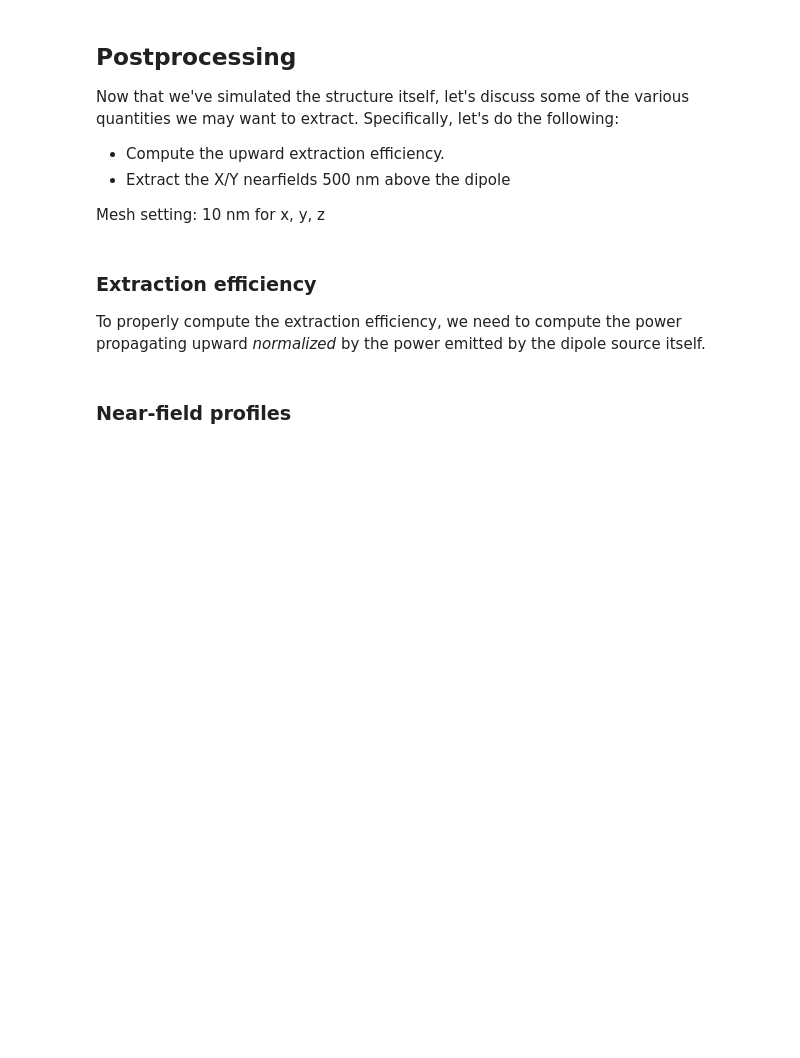
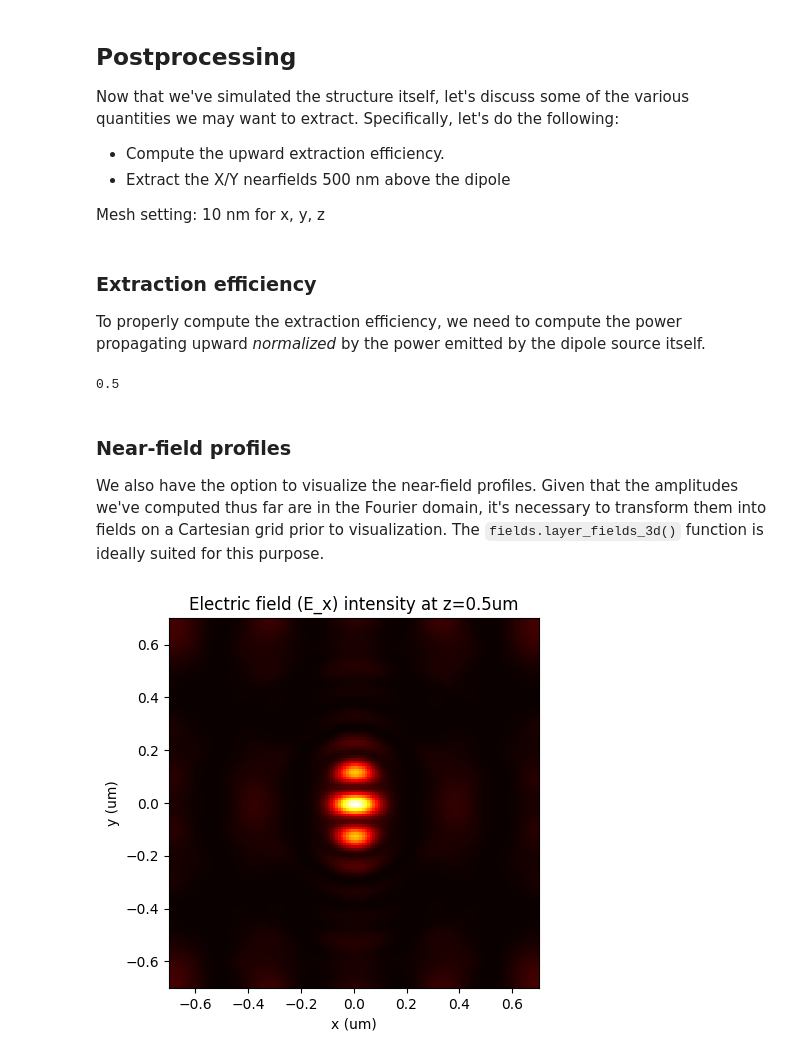
Before and after one commit to facebookresearch/fmmax, a Jupyter notebook: notebooks/dipoles.ipynb, the cells around one changed output. Cells and saved outputs as stored; diff of their text form; code cells hidden in the pictures; blank space fills up the shorter version.

Commit message:
Adding efficiency, visualization, and convergency tests to dipole.ipynb.

```diff
--- a/notebooks/dipoles.ipynb
+++ b/notebooks/dipoles.ipynb
@@ -144,6 +142,29 @@ Mesh setting: 10 nm for x, y, z
 
 To properly compute the extraction efficiency, we need to compute the power propagating upward *normalized* by the power emitted by the dipole source itself.
 # %%
-# TODO
+from fmmax import fields
+
+# Compute the Poynting flux before and after the source
+fwd_flux, bwd_flux= fields.directional_poynting_flux(
+    forward_amplitude=fwd_amplitude_after_start,
+    backward_amplitude=bwd_amplitude_before_end,
+    layer_solve_result=s_matrix_before_source.end_layer_solve_result,
+)
+
+# Compute total power emitted by the source by summing over the Brillouin Zone.
+forward_emitted_power = jnp.sum(fwd_flux)
+backward_emitted_power = -jnp.sum(bwd_flux)
+total_emitted_power = forward_emitted_power + backward_emitted_power
+
+# The total extracted power is the forward emitted power.
+total_extracted_power = forward_emitted_power
+
+# Calculate the extraction efficiency.
+extraction_efficiency = total_extracted_power / total_emitted_power
+print(extraction_efficiency)
+# %% [output]
+0.5
 # %% [markdown]
 ### Near-field profiles
+
+We also have the option to visualize the near-field profiles. Given that the amplitudes we've computed thus far are in the Fourier domain, it's necessary to transform them into fields on a Cartesian grid prior to visualization. The `fields.layer_fields_3d()` function is ideally suited for this purpose.
@@ -152,2 +171,31 @@ To properly compute the extraction efficiency, we need to compute the power prop
+# %%
+import matplotlib.pyplot as plt
+
+# Define mesh size and number of grid points in x and y.
+mesh_size = 0.01
+xy_n_grid = int(pitch / mesh_size)
+z_n_grid = int(height / mesh_size)
+
+# Compute the fields in the cartesian coordinates.
+(ef, hf, (x, y, z)) = fields.layer_fields_3d(
+    forward_amplitude_start=fwd_amplitude_after_start,
+    backward_amplitude_end=bwd_amplitude_before_end,
+    layer_solve_result=s_matrix_before_source.end_layer_solve_result,
+    layer_thickness=layer_thickness,
+    layer_znum=z_n_grid,
+    grid_shape=(xy_n_grid, xy_n_grid),
+    num_unit_cells=(1, 1)
+)
+
+# Take a cross section of the electric field at z = 0.5um (140th grid point)
+cross_section = ef[0, :, :, 140, 0]
+extent = [-pitch / 2, pitch / 2, -pitch / 2, pitch / 2]
+plt.imshow(jnp.abs(cross_section)**2, cmap='hot', interpolation='nearest', extent=extent)
+plt.xlabel('x (um)')
+plt.ylabel('y (um)')
+plt.title('Electric field (E_x) intensity at z=0.5um')
+plt.show()
+# %% [output]
+[figure, added]
 # %% [markdown]
 ## Convergence checks
```
Also changed, not shown: parts of 4 cells of this notebook.
